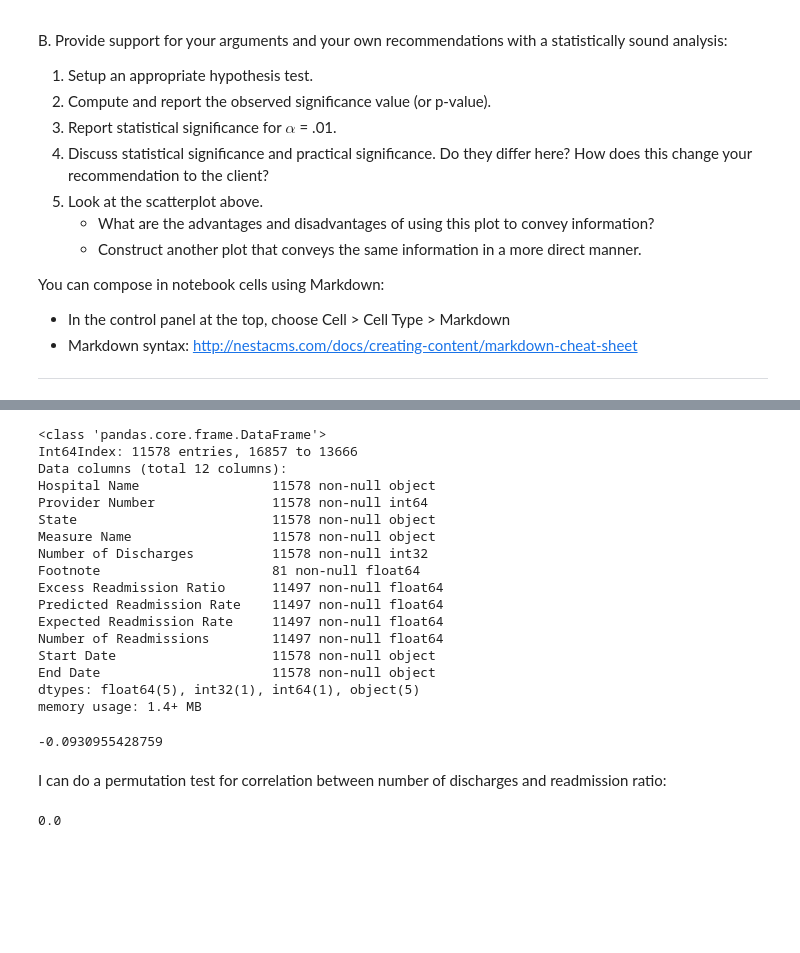
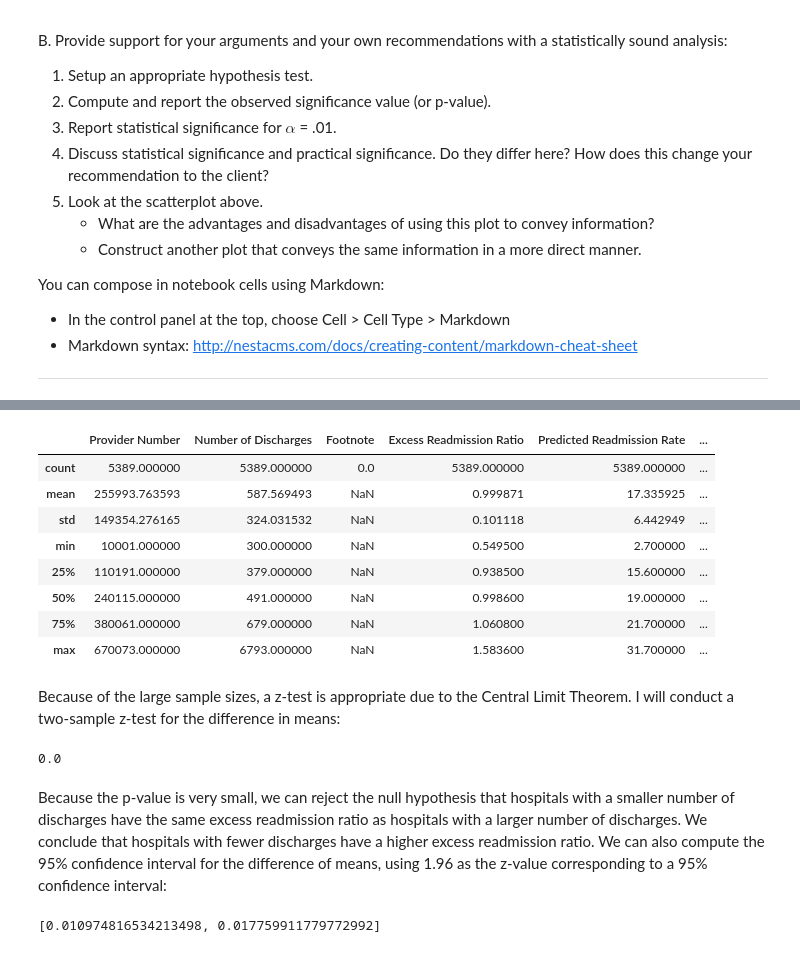
Before and after one commit to joshyou/springboard, a Jupyter notebook: hospital_readmit/sliderule_dsi_inferential_statistics_exercise_3.ipynb, the cells around one changed output, grey strips where cells are left out. Saved outputs shown, nothing was run; the diff lists cells and outputs as text; code cells hidden in the pictures; blank space fills up the shorter version.

```diff
--- a/hospital_readmit/sliderule_dsi_inferential_statistics_exercise_3.ipynb
+++ b/hospital_readmit/sliderule_dsi_inferential_statistics_exercise_3.ipynb
@@ -146,46 +145,34 @@ under_300.head()
-# %%
-#np.corrcoef(clean_hospital_read_df['Number of Discharges'], clean_hospital_read_df['Excess Readmission Ratio'])#[0,1]
-
-clean_hospital_read_df.info()
-# %% [output]
-<class 'pandas.core.frame.DataFrame'>
-Int64Index: 11578 entries, 16857 to 13666
-Data columns (total 12 columns):
-Hospital Name                 11578 non-null object
-Provider Number               11578 non-null int64
-State                         11578 non-null object
-Measure Name                  11578 non-null object
-Number of Discharges          11578 non-null int32
-Footnote                      81 non-null float64
-Excess Readmission Ratio      11497 non-null float64
-Predicted Readmission Rate    11497 non-null float64
-Expected Readmission Rate     11497 non-null float64
-Number of Readmissions        11497 non-null float64
-Start Date                    11578 non-null object
-End Date                      11578 non-null object
-dtypes: float64(5), int32(1), int64(1), object(5)
-memory usage: 1.4+ MB
-# %%
-discharges = [a for a in clean_hospital_read_df['Number of Discharges'][81:-3]]
-readmission = list(clean_hospital_read_df['Excess Readmission Ratio'][81:-3])
-observed_r = np.corrcoef(discharges, readmission)[0,1]
-print(observed_r)
-#there is a modest negative correlation between number of discharges and excess readmission ratio
-# %% [output]
--0.0930955428759
-# %% [markdown]
-I can do a permutation test for correlation between number of discharges and readmission ratio:
-# %%
-np.random.seed(42)
-
-perm_stats = np.empty(10000)
-
-for i in range(10000):
-    discharges_permuted = np.random.permutation(discharges)
-    perm_stats[i] = np.corrcoef(discharges_permuted, readmission)[0,1]
-
-p = np.sum(perm_stats >= abs(observed_r))/10000
-
-print(p)
-# %% [output]
-0.0
+# %%
+over_300.describe()
+# %% [output]
+|  | Provider Number | Number of Discharges | Footnote | Excess Readmission Ratio | Predicted Readmission Rate | ... |
+| count | 5389.000000 | 5389.000000 | 0.0 | 5389.000000 | 5389.000000 | ... |
+| mean | 255993.763593 | 587.569493 | NaN | 0.999871 | 17.335925 | ... |
+| std | 149354.276165 | 324.031532 | NaN | 0.101118 | 6.442949 | ... |
+| min | 10001.000000 | 300.000000 | NaN | 0.549500 | 2.700000 | ... |
+| 25% | 110191.000000 | 379.000000 | NaN | 0.938500 | 15.600000 | ... |
+| 50% | 240115.000000 | 491.000000 | NaN | 0.998600 | 19.000000 | ... |
+| 75% | 380061.000000 | 679.000000 | NaN | 1.060800 | 21.700000 | ... |
+| max | 670073.000000 | 6793.000000 | NaN | 1.583600 | 31.700000 | ... |
+# %% [markdown]
+Because of the large sample sizes, a z-test is appropriate due to the Central Limit Theorem. I will conduct a two-sample z-test for the difference in means:
+# %%
+from scipy import stats
+#z-score is (observed difference - expected difference) / standard error of difference
+observed_diff = np.mean(under_300['Excess Readmission Ratio']) - np.mean(over_300['Excess Readmission Ratio'])
+SE = (np.var(over_300['Excess Readmission Ratio']) / 5389 + np.var(under_300['Excess Readmission Ratio']) / 6189)**0.5
+#SE = 0.00173
+
+z = observed_diff / SE
+#z = 8.3
+p = (1 - stats.norm.cdf(z))
+print(p)
+# %% [output]
+0.0
+# %% [markdown]
+Because the p-value is very small, we can reject the null hypothesis that hospitals with a smaller number of discharges have the same excess readmission ratio as hospitals with a larger number of discharges. We conclude that hospitals with fewer discharges have a higher excess readmission ratio. We can also compute the 95% confidence interval for the difference of means, using 1.96 as the z-value corresponding to a 95% confidence interval:
+# %%
+CI_diff = [observed_diff - 1.96*SE, observed_diff + 1.96*SE]
+print(CI_diff)
+# %% [output]
+[0.010974816534213498, 0.017759911779772992]
```
Also changed, not shown: parts of 4 cells of this notebook, 1 other file.
